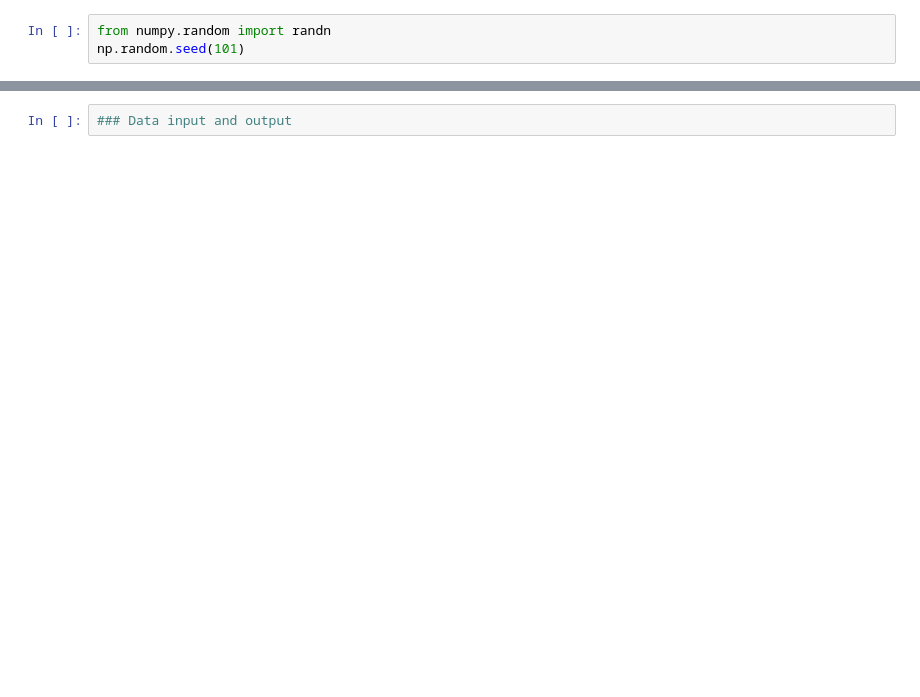
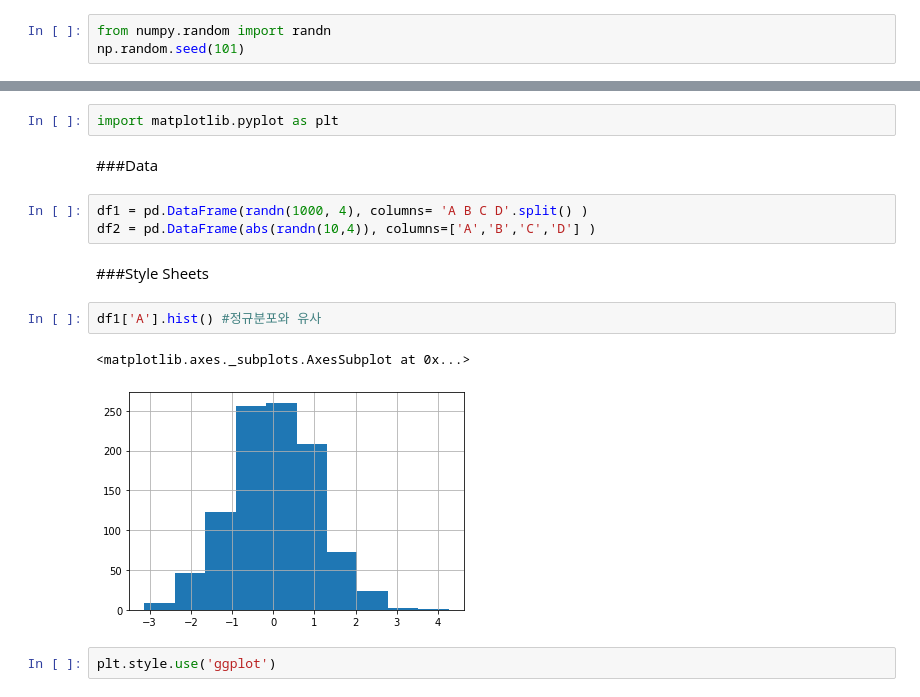
Before and after one commit to SUAHJO/lab0---UserId, a Jupyter notebook: Untitled2.ipynb, the cells around one changed output, grey strips where cells are left out. Saved outputs shown, nothing was run; the diff lists cells and outputs as text; blank space fills up the shorter version.

```diff
--- a/Untitled2.ipynb
+++ b/Untitled2.ipynb
@@ -2225,2 +1636,16 @@ pd.concat([df1,df2,df3], axis = 1)
-# %%
-### Data input and output
+# %%
+import matplotlib.pyplot as plt
+# %% [markdown]
+###Data
+# %%
+df1 = pd.DataFrame(randn(1000, 4), columns= 'A B C D'.split() )
+df2 = pd.DataFrame(abs(randn(10,4)), columns=['A','B','C','D'] )
+# %% [markdown]
+###Style Sheets
+# %%
+df1['A'].hist() #정규분포와 유사
+# %% [output]
+<matplotlib.axes._subplots.AxesSubplot at 0x...>
+[figure, added]
+# %%
+plt.style.use('ggplot')
```
Also changed, not shown: parts of 148 cells of this notebook.
